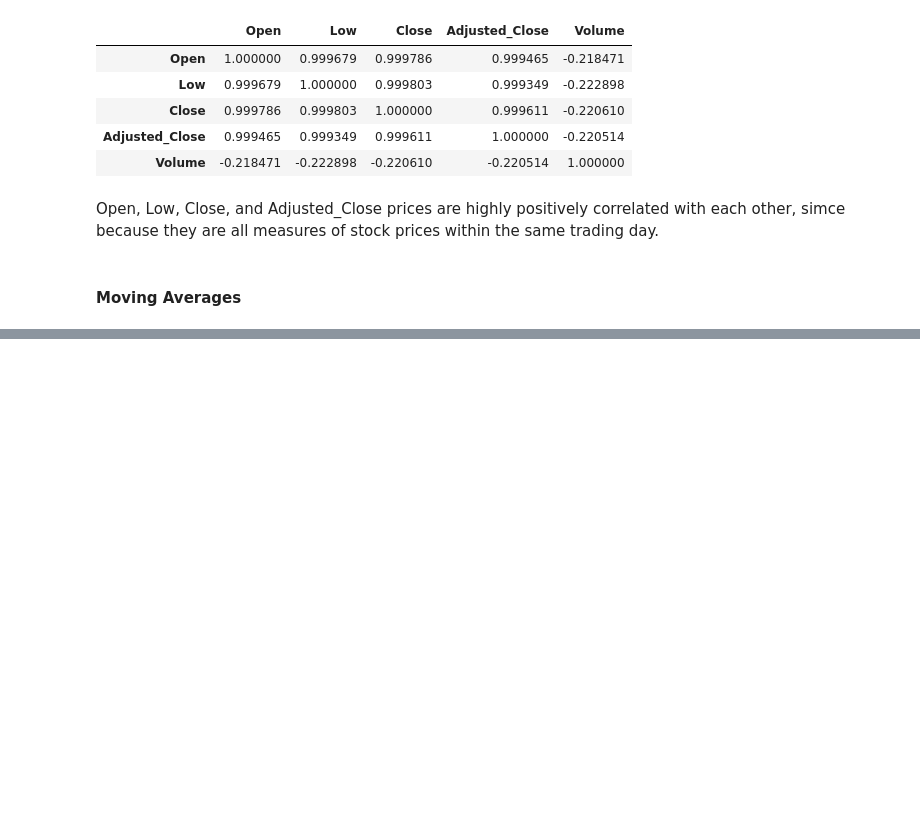
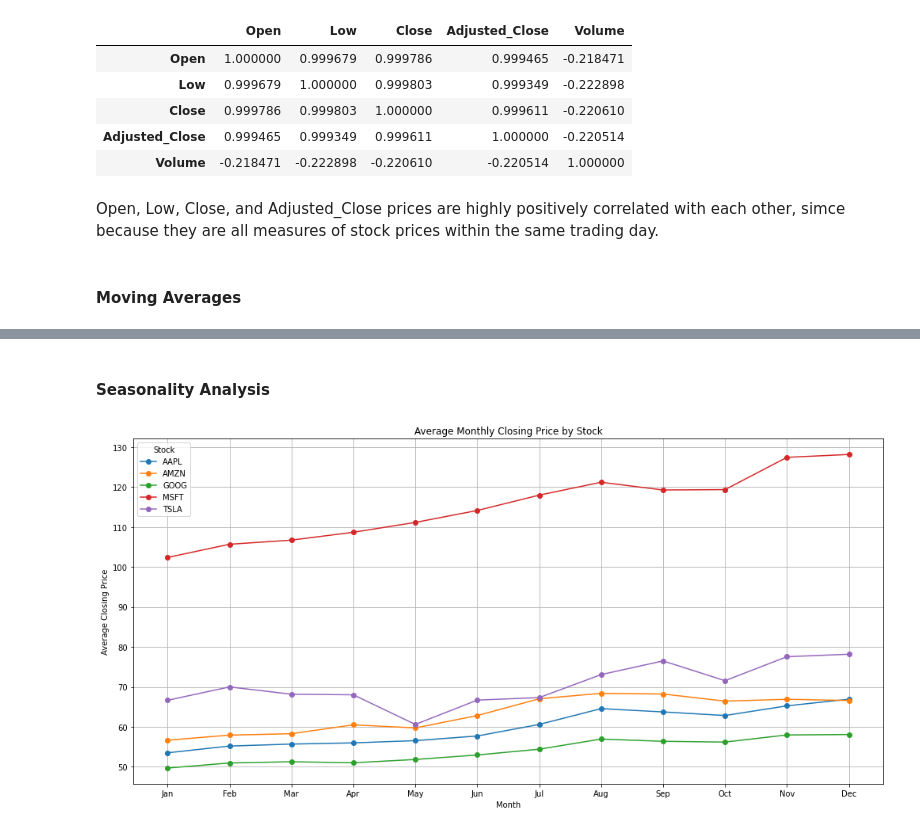
Before and after one commit to EthanFalcao/Sentiment-Analysis-in-Financial-Markets, a Jupyter notebook: (Stocks) - Exploratory Data Analysis.ipynb, the cells around one changed output, grey strips where cells are left out. Drawn from its saved outputs; the diff is of its cells as text; code cells hidden in the pictures; blank space fills up the shorter version.

```diff
--- a/(Stocks) - Exploratory Data Analysis.ipynb
+++ b/(Stocks) - Exploratory Data Analysis.ipynb
@@ -188,0 +276,23 @@ Open, Low, Close, and Adjusted_Close prices are highly positively correlated wit
+# %%
+df_stocks.drop(['30_day_MA', '60_day_MA', '90_day_MA'], axis=1, inplace=True)
+# %% [markdown]
+#### Seasonality Analysis
+# %%
+df_seasonality =  df_stocks
+# %%
+# Resample data to monthly and calculate average closing price for each stock
+df_seasonality['Month'] = df_seasonality['Date'].dt.month
+monthly_avg = df_seasonality.groupby(['Stock', 'Month'])['Close'].mean().unstack(level=0)
+
+# Plot the monthly average closing price for each stock
+monthly_avg.plot(figsize=(14, 7), marker='o')
+plt.title('Average Monthly Closing Price by Stock')
+plt.xlabel('Month')
+plt.ylabel('Average Closing Price')
+plt.grid(True)
+plt.xticks(range(1, 13), ['Jan', 'Feb', 'Mar', 'Apr', 'May', 'Jun', 'Jul', 'Aug', 'Sep', 'Oct', 'Nov', 'Dec'])
+plt.legend(title='Stock')
+plt.tight_layout()
+plt.show()
+# %% [output]
+[figure, added]
```
Also changed, not shown: parts of 15 cells of this notebook.
